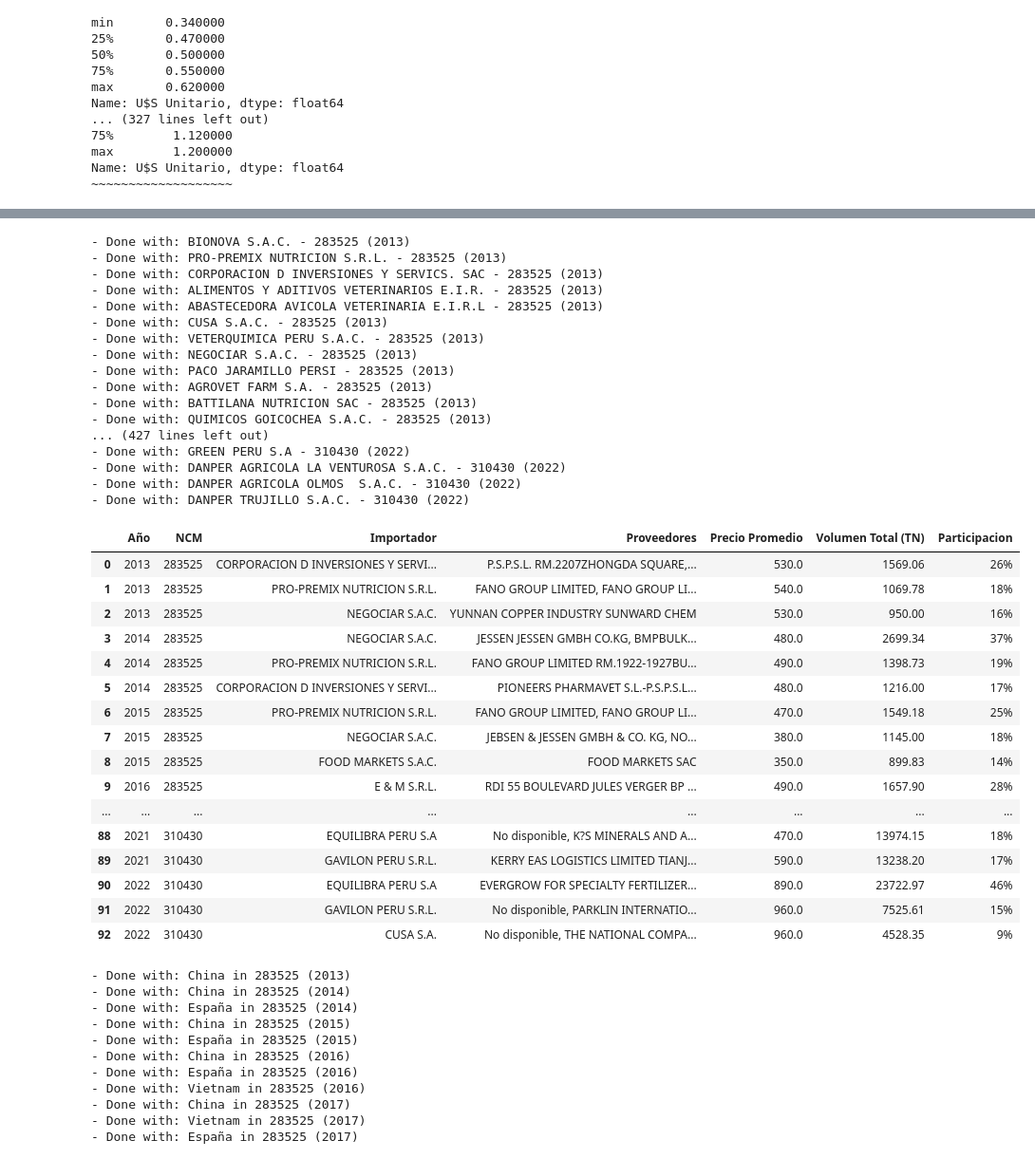
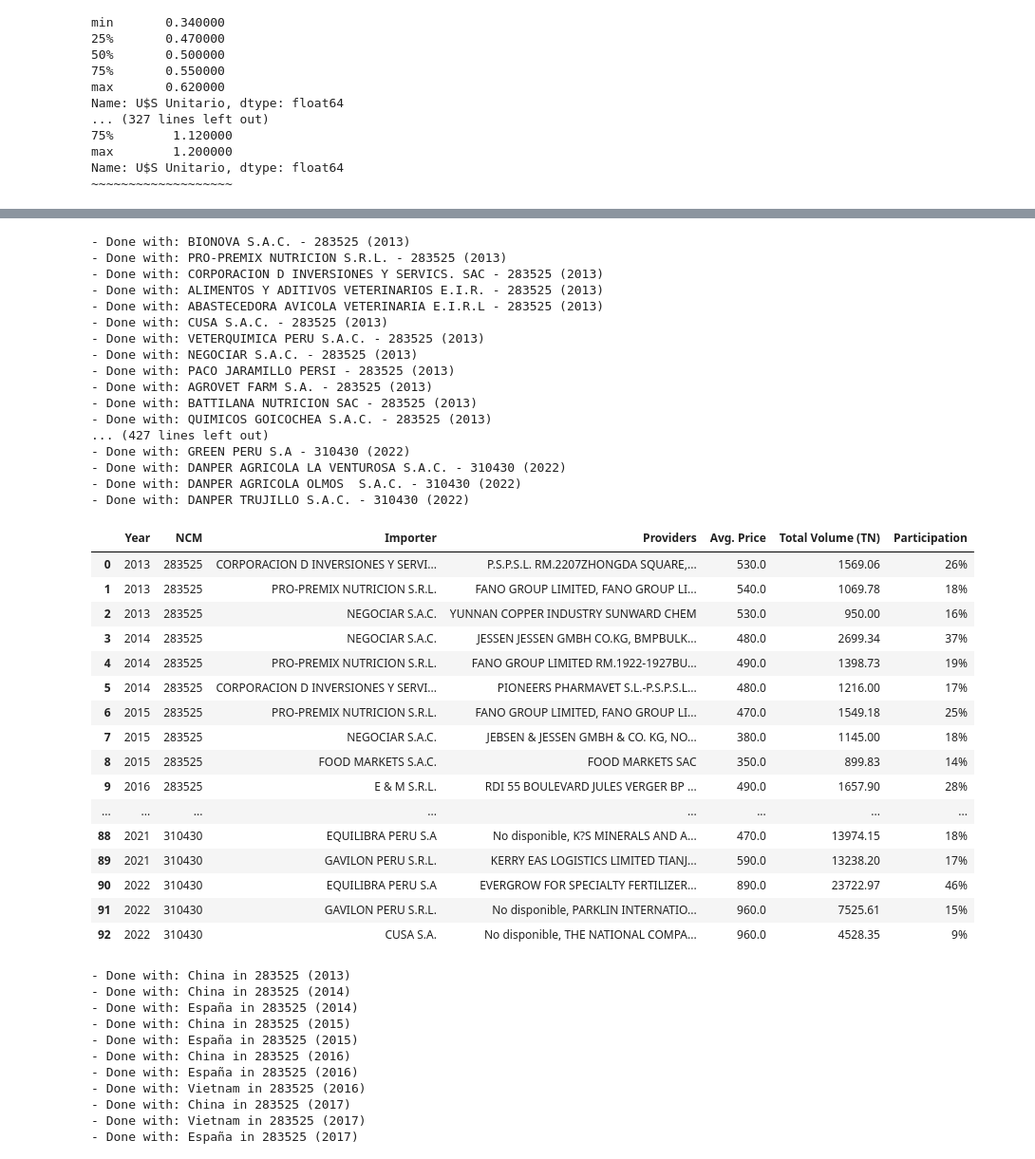
Before and after one commit to Felix-Hz/data-oop, a Jupyter notebook: source/peru/main.ipynb, the cells around one changed output, grey strips where cells are left out. Shown at 95% size. Drawn from its saved outputs; the diff is of its cells as text; code cells hidden in the pictures.

Commit message:
refactor: create t0p imports class | add type hints | doc other classes

```diff
--- a/source/peru/main.ipynb
+++ b/source/peru/main.ipynb
@@ -234,28 +238,31 @@ total_volume
 # %%
 # top three importers for each year of a given NCM
-top_importers = top_importers(results_dfs)
-# exports results to spreadsheet
-# export_API(top_importadores)
+top_importers = TopImporters(results_dfs)
+top_importers = top_importers.aggregate_imports_per_company()
+
+# # exports results to spreadsheet
+# export_API(top_importers)
+
 top_importers
 # %% [output]
 - Done with: BIONOVA S.A.C. - 283525 (2013)
 - Done with: PRO-PREMIX NUTRICION S.R.L. - 283525 (2013)
 - Done with: CORPORACION D INVERSIONES Y SERVICS. SAC - 283525 (2013)
 - Done with: ALIMENTOS Y ADITIVOS VETERINARIOS E.I.R. - 283525 (2013)
 - Done with: ABASTECEDORA AVICOLA VETERINARIA E.I.R.L - 283525 (2013)
 - Done with: CUSA S.A.C. - 283525 (2013)
 - Done with: VETERQUIMICA PERU S.A.C. - 283525 (2013)
 - Done with: NEGOCIAR S.A.C. - 283525 (2013)
 - Done with: PACO JARAMILLO PERSI - 283525 (2013)
 - Done with: AGROVET FARM S.A. - 283525 (2013)
 - Done with: BATTILANA NUTRICION SAC - 283525 (2013)
 - Done with: QUIMICOS GOICOCHEA S.A.C. - 283525 (2013)
 ... (427 lines left out)
 - Done with: GREEN PERU S.A - 310430 (2022)
 - Done with: DANPER AGRICOLA LA VENTUROSA S.A.C. - 310430 (2022)
 - Done with: DANPER AGRICOLA OLMOS  S.A.C. - 310430 (2022)
 - Done with: DANPER TRUJILLO S.A.C. - 310430 (2022)
-|  | Año | NCM | Importador | Proveedores | Precio Promedio | Volumen Total (TN) | Participacion |
+|  | Year | NCM | Importer | Providers | Avg. Price | Total Volume (TN) | Participation |
 | 0 | 2013 | 283525 | CORPORACION D INVERSIONES Y SERVI... | P.S.P.S.L. RM.2207ZHONGDA SQUARE,... | 530.0 | 1569.06 | 26% |
 | 1 | 2013 | 283525 | PRO-PREMIX NUTRICION S.R.L. | FANO GROUP LIMITED, FANO GROUP LI... | 540.0 | 1069.78 | 18% |
 | 2 | 2013 | 283525 | NEGOCIAR S.A.C. | YUNNAN COPPER INDUSTRY SUNWARD CHEM | 530.0 | 950.00 | 16% |
```
Also changed, not shown: parts of 3 cells of this notebook, 3 other files.
